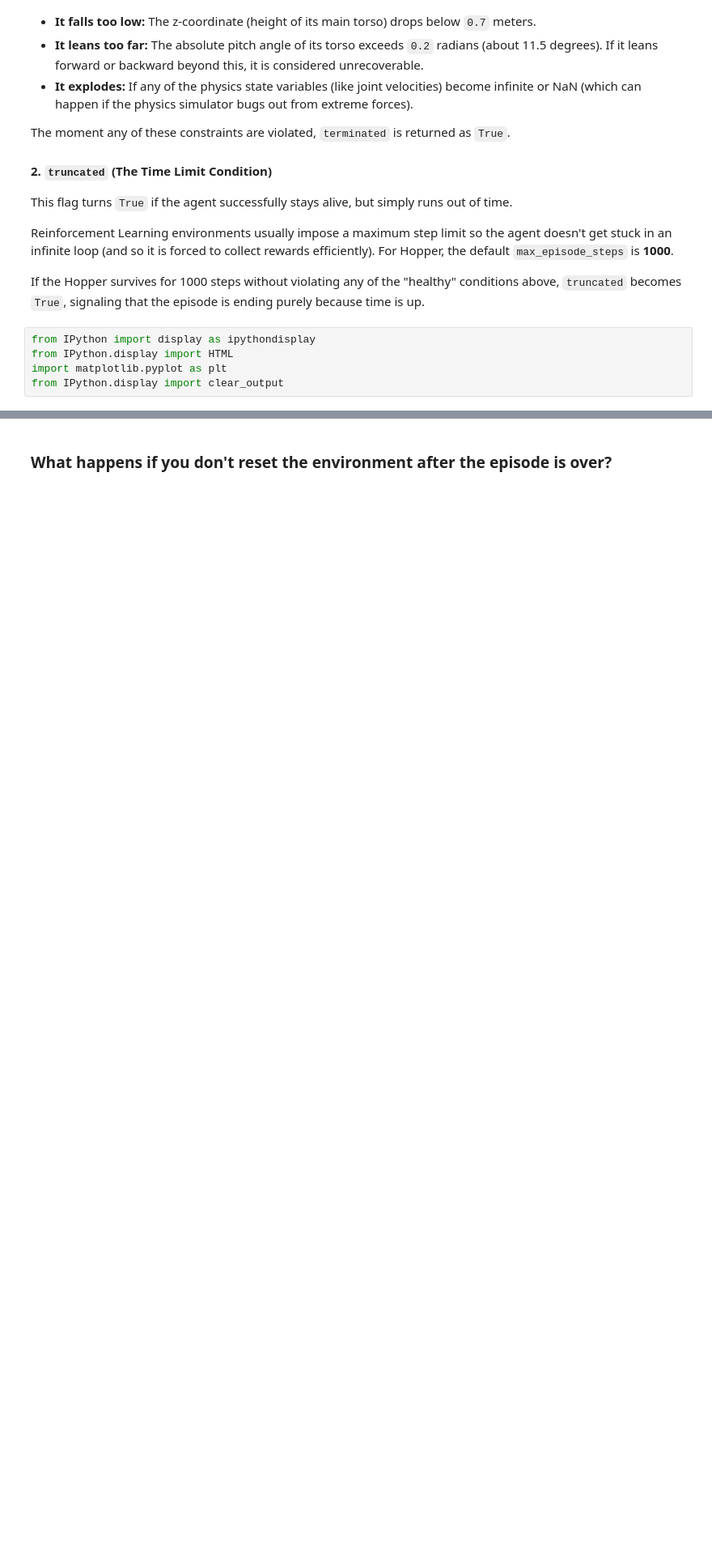
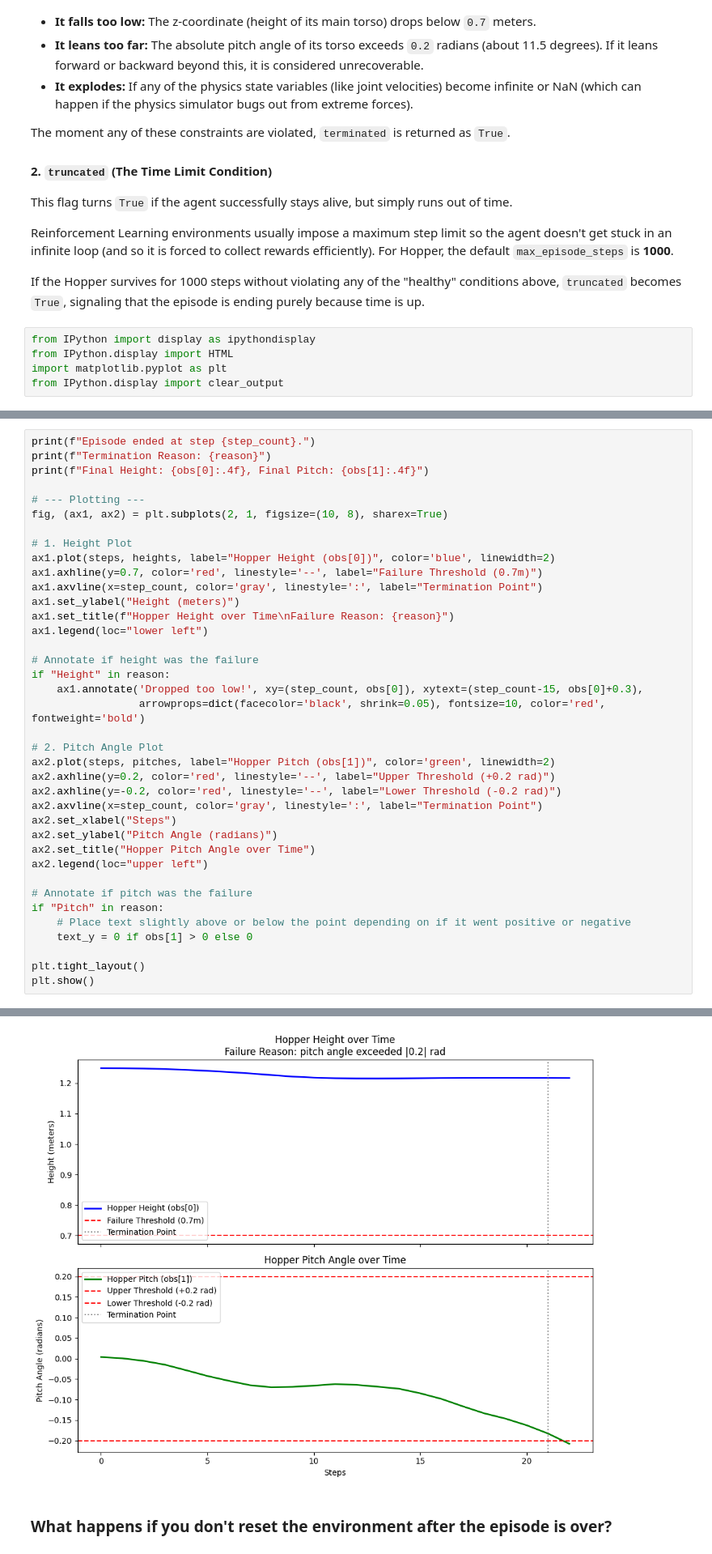
Before and after one commit to AgricolaC/FAIML-RL-26, a Jupyter notebook: part1/colab_template/test_random_policy.ipynb, the cells around one changed output, grey strips where cells are left out. Shown at 81% size. Saved outputs shown, nothing was run; the diff lists cells and outputs as text; blank space fills up the shorter version.

```diff
--- a/part1/colab_template/test_random_policy.ipynb
+++ b/part1/colab_template/test_random_policy.ipynb
@@ -181,0 +213,39 @@ Final Observation: [ 1.24938878e+00  3.58597920e-03  1.97368029e-03 -4.05822652e
+# %%
+print(f"Episode ended at step {step_count}.")
+print(f"Termination Reason: {reason}")
+print(f"Final Height: {obs[0]:.4f}, Final Pitch: {obs[1]:.4f}")
+
+# --- Plotting ---
+fig, (ax1, ax2) = plt.subplots(2, 1, figsize=(10, 8), sharex=True)
+
+# 1. Height Plot
+ax1.plot(steps, heights, label="Hopper Height (obs[0])", color='blue', linewidth=2)
+ax1.axhline(y=0.7, color='red', linestyle='--', label="Failure Threshold (0.7m)")
+ax1.axvline(x=step_count, color='gray', linestyle=':', label="Termination Point")
+ax1.set_ylabel("Height (meters)")
+ax1.set_title(f"Hopper Height over Time\nFailure Reason: {reason}")
+ax1.legend(loc="lower left")
+
+# Annotate if height was the failure
+if "Height" in reason:
+    ax1.annotate('Dropped too low!', xy=(step_count, obs[0]), xytext=(step_count-15, obs[0]+0.3),
+                 arrowprops=dict(facecolor='black', shrink=0.05), fontsize=10, color='red', fontweight='bold')
+
+# 2. Pitch Angle Plot
+ax2.plot(steps, pitches, label="Hopper Pitch (obs[1])", color='green', linewidth=2)
+ax2.axhline(y=0.2, color='red', linestyle='--', label="Upper Threshold (+0.2 rad)")
+ax2.axhline(y=-0.2, color='red', linestyle='--', label="Lower Threshold (-0.2 rad)")
+ax2.axvline(x=step_count, color='gray', linestyle=':', label="Termination Point")
+ax2.set_xlabel("Steps")
+ax2.set_ylabel("Pitch Angle (radians)")
+ax2.set_title("Hopper Pitch Angle over Time")
+ax2.legend(loc="upper left")
+
+# Annotate if pitch was the failure
+if "Pitch" in reason:
+    # Place text slightly above or below the point depending on if it went positive or negative
+    text_y = 0 if obs[1] > 0 else 0
+
+plt.tight_layout()
+plt.show()
+# %% [output]
@@ -182,3 +255,4 @@ Final Observation: [ 1.24938878e+00  3.58597920e-03  1.97368029e-03 -4.05822652e
+[figure, added]
 # %% [markdown]
 ### What happens if you don't reset the environment after the episode is over?
 # %% [markdown]
```
Also changed, not shown: parts of 6 cells of this notebook.
